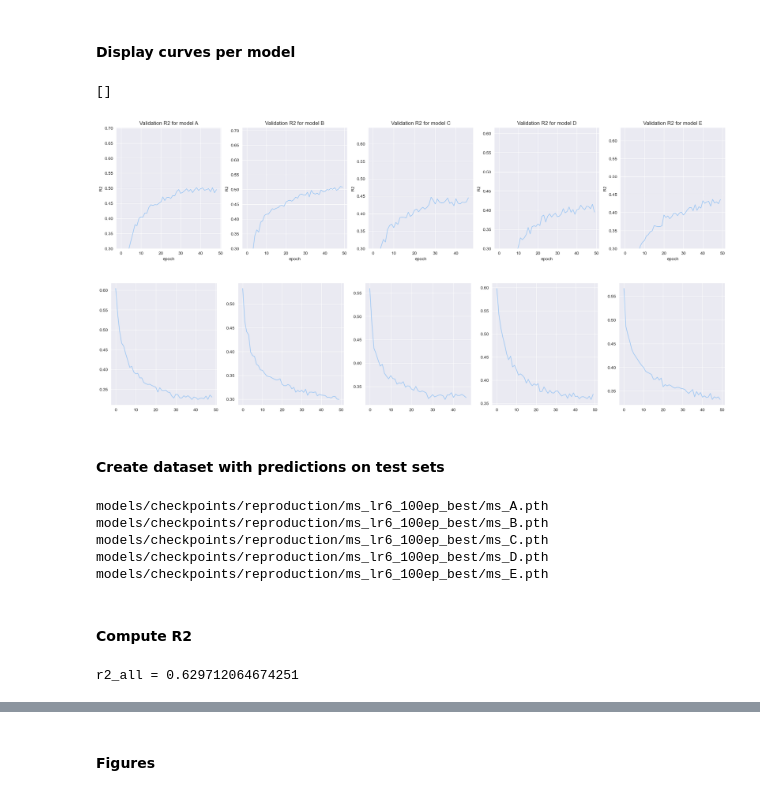
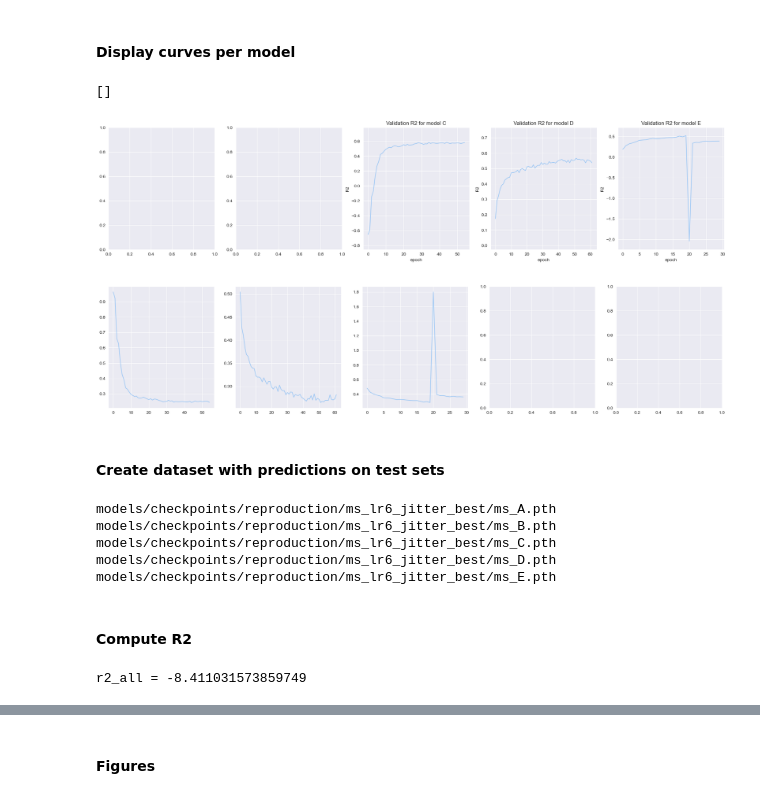
Before and after one commit to mpa-poverty/2-mpa, a Jupyter notebook: plot_results.ipynb, the cells around one changed output, grey strips where cells are left out. Saved outputs shown, nothing was run; the diff lists cells and outputs as text; code cells hidden in the pictures.

Commit message:
jitter avant normalization

```diff
--- a/plot_results.ipynb
+++ b/plot_results.ipynb
@@ -27,7 +27,7 @@ DATA_DIR  = 'data/landsat_7_less/'
 FOLDS     = 'data/dhs_incountry_folds_2013+.pkl'
 bg_map = gpd.read_file('data/africa.json')
 # %%
-test_name = 'ms_test_load'
+test_name = 'ms_lr6_jitter'
 # %% [markdown]
 #### Display curves per model
 # %%
@@ -36,51 +36,51 @@ result_list = glob.glob(RESULT_PATH)
 
 # Load Results
 results = dict()
 for i in range(len(result_list)):
     with open(result_list[i], 'rb') as f:
         results[i] = pickle.load(f)
 result_list
 
 # Validation R2 per epoch
 
 multi_val_dict, val_dataframes = dict(), dict()
 for i in results:
     multi_val_dict[i] = plot.extract_crossval_results(results=results[i], var='test_r2', new_var="R2", to_cpu=False)
     val_dataframes[i] = pd.DataFrame.from_dict(multi_val_dict[i])
 
 # Plot preparation
 sns.set_palette('pastel')
 sns.set_style("darkgrid")
 fig, ax = plt.subplots(1, 5, figsize=(25, 5))
 
-for fold in ['A', 'B', 'C', 'D', 'E']:
+for fold in ['C', 'D', 'E']:
     x = ord(fold) - ord('A')
     ax[x].set_title(f'Validation R2 for model {fold}')
     for i in results:
         # Calculate the y-axis limits based on your data range
         min_y = val_dataframes[i][val_dataframes[i].fold == fold]["R2"].min()-0.2
         max_y = val_dataframes[i][val_dataframes[i].fold == fold]["R2"].max()+0.2
 
-        sns.lineplot(ax=ax[x], data=val_dataframes[i][val_dataframes[i].fold == fold], x="epoch", y="R2", legend=True).set(ylim=(0.3, max_y))
+        sns.lineplot(ax=ax[x], data=val_dataframes[i][val_dataframes[i].fold == fold], x="epoch", y="R2", legend=True).set(ylim=(min_y, max_y))
 plt.plot()
 # %% [output]
 []
-[figure, old version]
+[figure, new version]
 # %%
 # Test Loss per epoch
 
 fig, ax = plt.subplots(1, 5, figsize=(25, 5))
 i=0
-for f in 'ABCDE':
+for f in 'CDE':
     sns.lineplot(results[0][f]['test_loss'],ax = ax[i])
     i += 1
 # %% [output]
-[figure, old version]
+[figure, new version]
 # %% [markdown]
 #### Create dataset with predictions on test sets
 # %%
 # Parameters
-save_path='results/reproduction/ms_lr6_train.csv'
+save_path='results/reproduction/ms_lr6_jitter.csv'
 #save_path='results/conf_t/msnlt_conf_comb1.csv'
 model_config_filename = 'configs/ms_gs-lr6.json' # modify to corresponding configuration file
 data_config_filename = 'data/dhs_incountry_folds_2013+.pkl'
@@ -95,18 +95,18 @@ df_test = test.main(
     model_type="ms" # modify to corresponding model type
 )
 # %% [output]
-models/checkpoints/reproduction/ms_lr6_100ep_best/ms_A.pth
-models/checkpoints/reproduction/ms_lr6_100ep_best/ms_B.pth
-models/checkpoints/reproduction/ms_lr6_100ep_best/ms_C.pth
-models/checkpoints/reproduction/ms_lr6_100ep_best/ms_D.pth
-models/checkpoints/reproduction/ms_lr6_100ep_best/ms_E.pth
+models/checkpoints/reproduction/ms_lr6_jitter_best/ms_A.pth
+models/checkpoints/reproduction/ms_lr6_jitter_best/ms_B.pth
+models/checkpoints/reproduction/ms_lr6_jitter_best/ms_C.pth
+models/checkpoints/reproduction/ms_lr6_jitter_best/ms_D.pth
+models/checkpoints/reproduction/ms_lr6_jitter_best/ms_E.pth
 # %% [markdown]
 #### Compute R2
 # %%
 # Compute R2
 
 # CSV to df
-save_path = save_path='results/reproduction/ms_lr6_train.csv'
+save_path = save_path='results/reproduction/ms_matthieu_test.csv'
 df_test = pd.read_csv(save_path)
 df_test = df_test.rename(columns={"wealthpooled": "True Wealth", "predicted_wealth": "Predicted Wealth"})
 
@@ -115,4 +115,4 @@ df_test= df_test[~df_test['Predicted Wealth'].isna()]
 r2_all = r2_score(df_test['True Wealth'], df_test['Predicted Wealth'])
 print(f'r2_all = {r2_all}')
 # %% [output]
-r2_all = 0.629712064674251
+r2_all = -8.411031573859749
```
Also changed, not shown: parts of 5 cells of this notebook, 9 other files.
